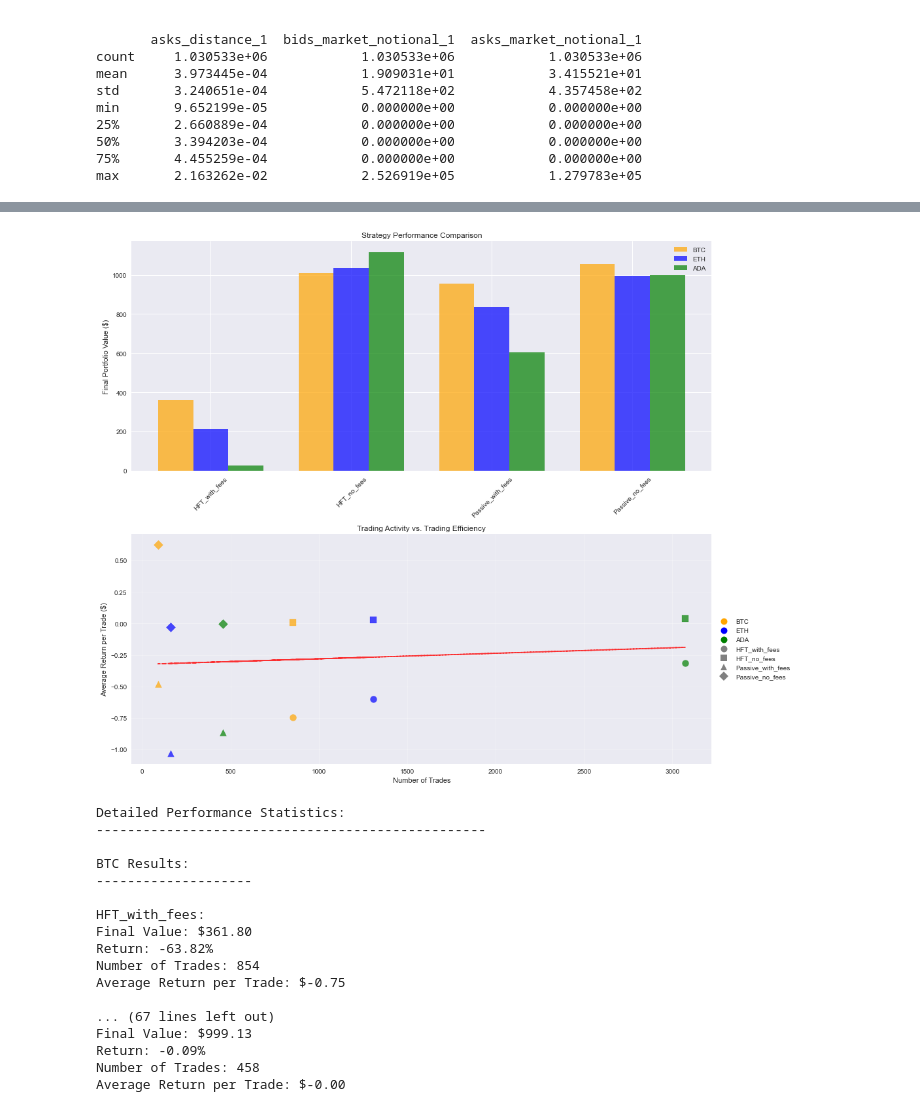
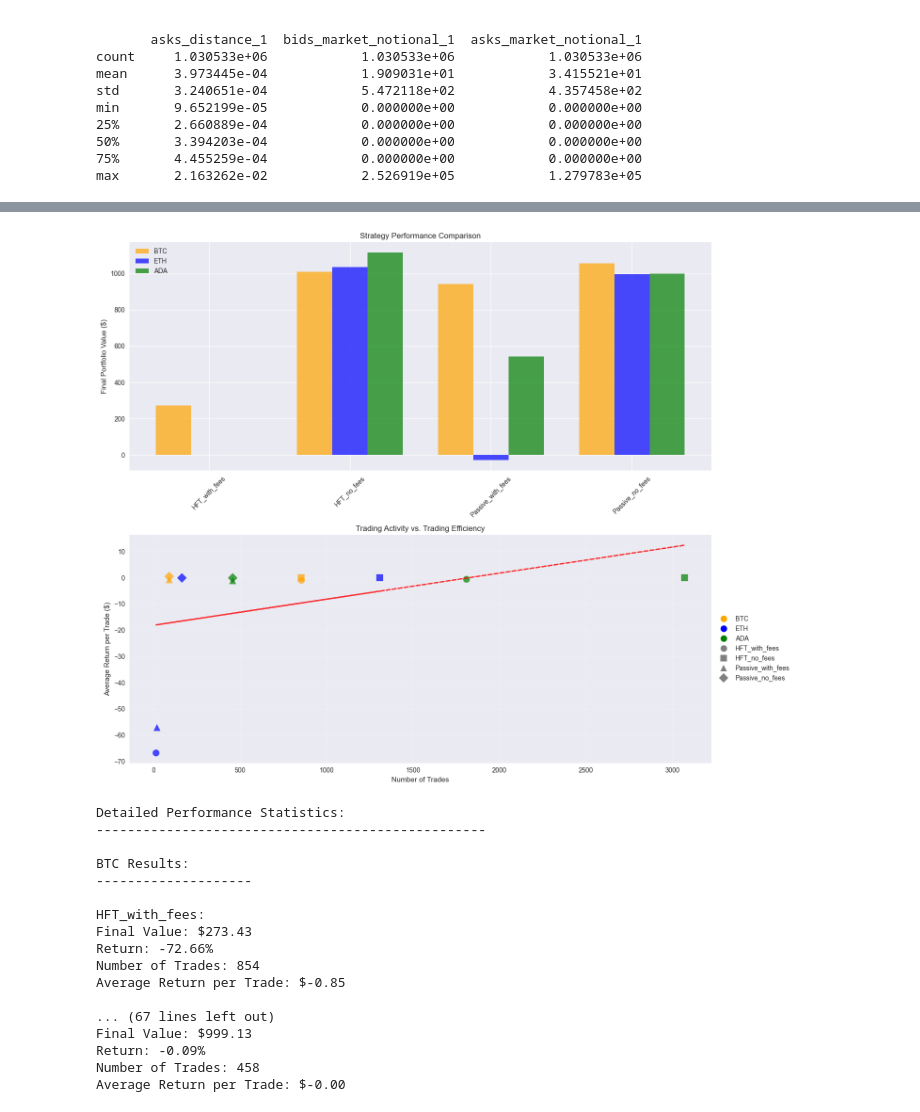
Before and after one commit to andreaonorato/Transaction-Cost-Analysis-in-High-Frequency-Trading, a Jupyter notebook: Data_Preprocessing.ipynb, the cells around one changed output, grey strips where cells are left out. Cells and saved outputs as stored; diff of their text form; code cells hidden in the pictures.

```diff
--- a/Data_Preprocessing.ipynb
+++ b/Data_Preprocessing.ipynb
@@ -118,6 +48,10 @@ ada_combined = pd.concat([dataframes['ADA']['1sec']], ignore_index=True)
 btc_combined = pd.concat([dataframes['BTC']['1sec']], ignore_index=True)
 eth_combined = pd.concat([dataframes['ETH']['1sec']], ignore_index=True)
 
+ada_combined['trade_date'] = pd.to_datetime(ada_combined['system_time']).dt.date
+btc_combined['trade_date'] = pd.to_datetime(btc_combined['system_time']).dt.date
+eth_combined['trade_date'] = pd.to_datetime(eth_combined['system_time']).dt.date
+
 # Print the combined DataFrames for each currency
 print("ADA Combined DataFrame:")
 print(ada_combined)
@@ -356,3 +214,11 @@ min       9.652199e-05            0.000000e+00            0.000000e+00
 50%       3.394203e-04            0.000000e+00            0.000000e+00
 75%       4.455259e-04            0.000000e+00            0.000000e+00
 max       2.163262e-02            2.526919e+05            1.279783e+05
+# %%
+df_fees = pd.read_excel("data/Decentralized/Fees_ETH_BTC.xlsx" )
+# Convert the numeric columns to float
+df_fees['Date'] = pd.to_datetime(df_fees['Date']).dt.date
+df_fees["ETH(Wei)"] = df_fees["ETH(Wei)"].astype(float)
+df_fees["BTC(satoshi/byte)"] = df_fees["BTC(satoshi/byte)"].str.replace(",", ".").astype(float)
+df_fees["Cardano(ADA)"] = df_fees["Cardano(ADA)"].str.replace(",", ".").astype(float)
+df_fees.head()
@@ -530,15 +455,20 @@ def run_strategy_comparison(crypto_df, crypto_name, initial_balance=1000):
         signal_column="trading_signal",
         holding_period=hft_params['holding_period'],
         transaction_cost=0.001,
-        slippage=0.0002  # Higher slippage for HFT
+        slippage=0.0002,  # Higher slippage for HFT
+        cryptoname = crypto_name,
+        dffees = df_fees
     )
 
+    df_fees_empty = df_fees.applymap(lambda x: 0 if isinstance(x, float) or isinstance(x, int) else x)
     final_value_hft_no_costs, trades_hft_without = backtest_strategy(
         df_hft,
         signal_column="trading_signal",
         holding_period=hft_params['holding_period'],
         transaction_cost=0,
-        slippage=0
+        slippage=0,
+        cryptoname = crypto_name,
+        dffees = df_fees_empty
     )
 
     # Run Passive with and without costs
@@ -554,7 +484,9 @@ def run_strategy_comparison(crypto_df, crypto_name, initial_balance=1000):
         signal_column="trading_signal",
         holding_period=passive_params['holding_period'],
         transaction_cost=0.001,
-        slippage=0.0001  # Lower slippage for passive
+        slippage=0.0001,  # Lower slippage for passive
+        cryptoname = crypto_name,
+        dffees = df_fees
     )
 
     final_value_passive_no_costs, trades_passive_without = backtest_strategy(
@@ -562,7 +494,9 @@ def run_strategy_comparison(crypto_df, crypto_name, initial_balance=1000):
         signal_column="trading_signal",
         holding_period=passive_params['holding_period'],
         transaction_cost=0,
-        slippage=0
+        slippage=0,
+        cryptoname = crypto_name,
+        dffees = df_fees_empty
     )
 
     return {
@@ -574,9 +508,9 @@ def run_strategy_comparison(crypto_df, crypto_name, initial_balance=1000):
 
 # Run comparison for all three cryptocurrencies
 results = {
-    'BTC': run_strategy_comparison(btc_combined, 'Bitcoin'),
-    'ETH': run_strategy_comparison(eth_combined, 'Ethereum'),
-    'ADA': run_strategy_comparison(ada_combined, 'Cardano')
+    'BTC': run_strategy_comparison(btc_combined, 'BTC'),
+    'ETH': run_strategy_comparison(eth_combined, 'ETH'),
+    'ADA': run_strategy_comparison(ada_combined, 'ADA')
 }
 
 # Create visualization
@@ -673,34 +607,34 @@ for crypto, color in colors.items():
     legend_elements.append(plt.Line2D([0], [0], marker='o', color='w',
                                     markerfacecolor=color, markersize=10,
                                     label=crypto))
 # Add strategy legends
 for strategy, marker in markers.items():
     legend_elements.append(plt.Line2D([0], [0], marker=marker, color='gray',
                                     linestyle='None', markersize=10,
                                     label=strategy))
 
 ax2.legend(handles=legend_elements, loc='center left', bbox_to_anchor=(1, 0.5))
 
 plt.tight_layout()
 plt.show()
 
 # Print detailed statistics
 print("\nDetailed Performance Statistics:")
 print("-" * 50)
 for crypto in results:
     print(f"\n{crypto} Results:")
     print("-" * 20)
     for strategy in strategies:
         final_value, num_trades = results[crypto][strategy]
         returns = ((final_value - 1000) / 1000) * 100
         print(f"\n{strategy}:")
         print(f"Final Value: ${final_value:.2f}")
         print(f"Return: {returns:.2f}%")
         print(f"Number of Trades: {num_trades}")
         if num_trades > 0:
             print(f"Average Return per Trade: ${(final_value - 1000)/num_trades:.2f}")
 # %% [output]
-[figure, old version]
+[figure, new version]
 Detailed Performance Statistics:
 --------------------------------------------------
 
@@ -708,10 +642,10 @@ BTC Results:
 --------------------
 
 HFT_with_fees:
-Final Value: $361.80
-Return: -63.82%
+Final Value: $273.43
+Return: -72.66%
 Number of Trades: 854
-Average Return per Trade: $-0.75
+Average Return per Trade: $-0.85
 
 ... (67 lines left out)
 Final Value: $999.13
```
Also changed, not shown: parts of 9 cells of this notebook, 4 other files.
